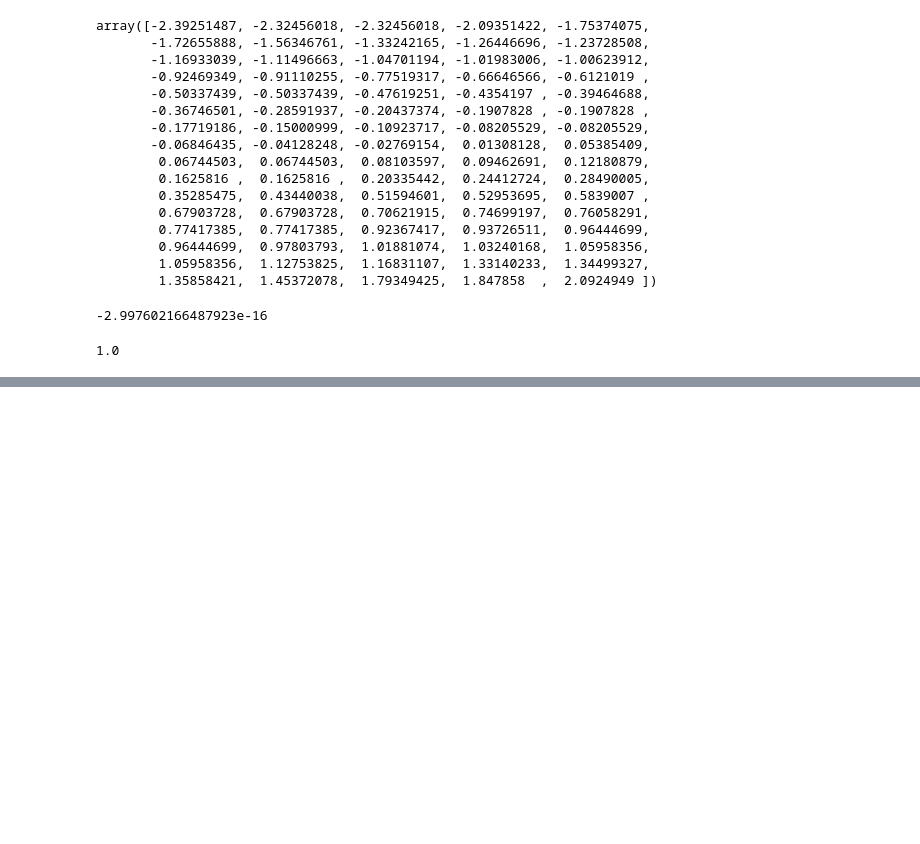
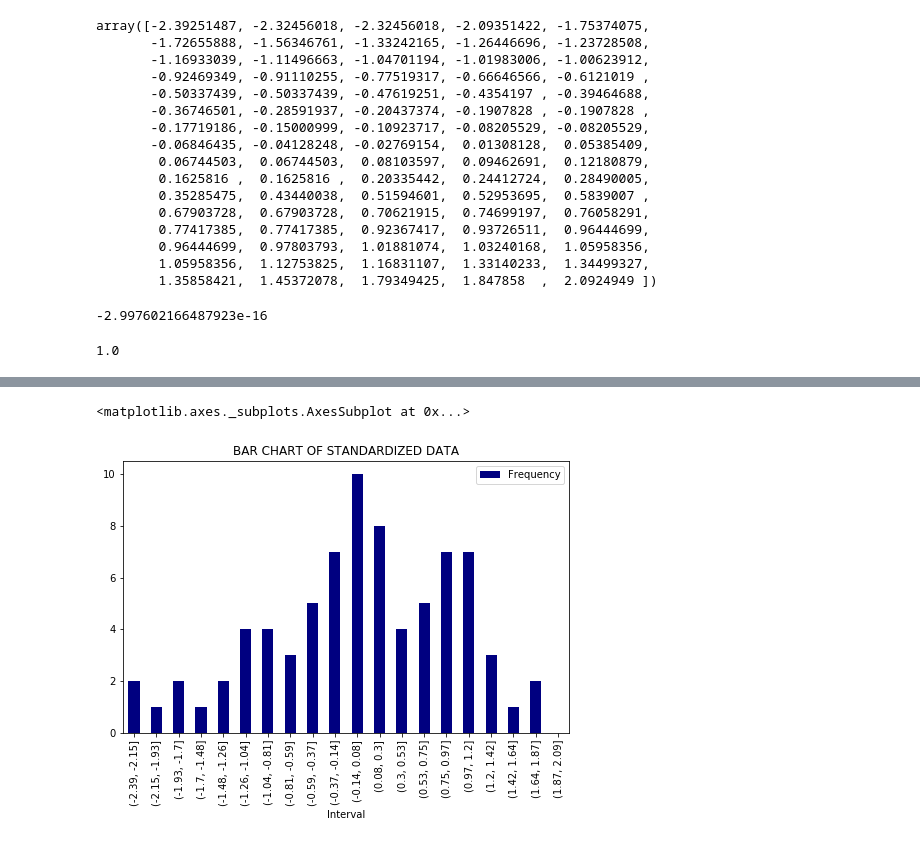
Before and after one commit to Salmankh3/Saylani_DS, a Jupyter notebook: DS_Class37.ipynb, the cells around one changed output, grey strips where cells are left out. Cells and saved outputs as stored; diff of their text form; code cells hidden in the pictures; blank space fills up the shorter version.

```diff
--- a/DS_Class37.ipynb
+++ b/DS_Class37.ipynb
@@ -89,0 +178,8 @@ std_data.std()
+# %%
+bins3 = [-2.39,-2.15,-1.93,-1.70,-1.48,-1.26,-1.04,-0.81,-0.59,-0.37,-0.14,0.08,0.30,0.53,0.75,0.97,1.20,1.42,1.64,1.87,2.09]
+std_data_bins = pd.cut(std_data,bins3)
+freq2 = pd.Series(pd.value_counts(std_data_bins).sort_index())
+
+std_data_freq = pd.DataFrame({'Interval':std_data_bins.categories,'Frequency':freq2})
+std_data_freq.index = np.arange(0,20)
+std_data_freq
@@ -89,0 +204,5 @@ std_data.std()
+# %%
+std_data_freq.plot(x ='Interval', y = 'Frequency', figsize=(8, 5), kind = 'bar', color= "navy", title= "BAR CHART OF STANDARDIZED DATA")
+# %% [output]
+<matplotlib.axes._subplots.AxesSubplot at 0x...>
+[figure, added]
```
Also changed, not shown: parts of 19 cells of this notebook.
